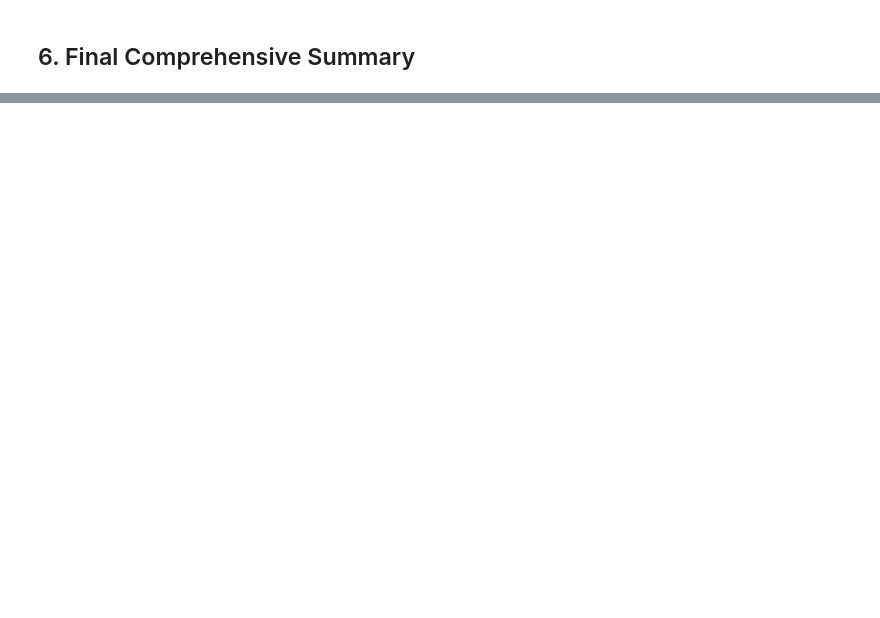
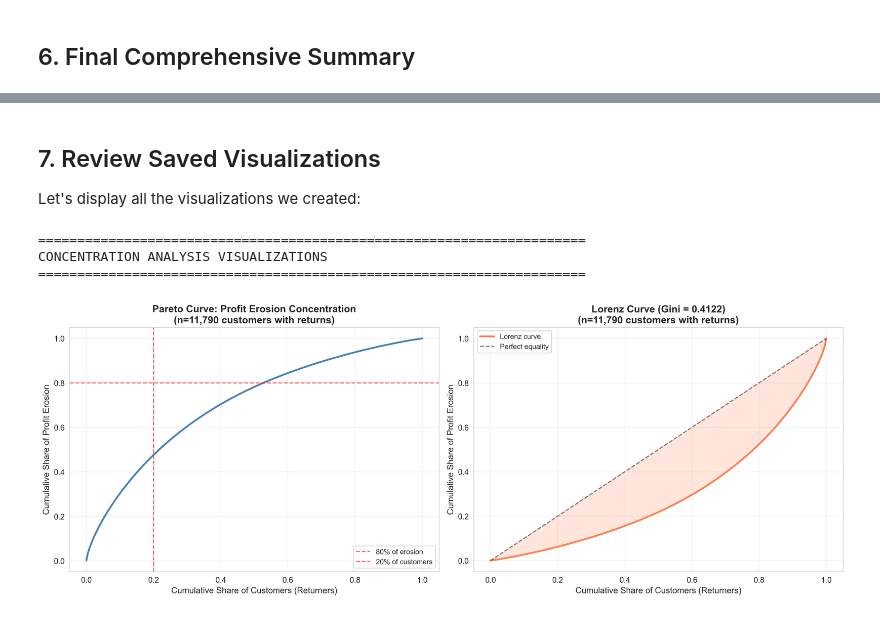
Before and after one commit to kojounfc/unfc-capstone-project-1, a Jupyter notebook: notebooks/rq2_analysis.ipynb, the cells around one changed output, grey strips where cells are left out. Saved outputs shown, nothing was run; the diff lists cells and outputs as text; code cells hidden in the pictures; blank space fills up the shorter version.

```diff
--- a/notebooks/rq2_analysis.ipynb
+++ b/notebooks/rq2_analysis.ipynb
@@ -947,0 +1205,17 @@ print('\n' + '='*70)
+# %% [markdown]
+## 7. Review Saved Visualizations
+
+Let's display all the visualizations we created:
+# %%
+from IPython.display import Image, display
+
+# Display concentration curves
+print('\n' + '='*70)
+print('CONCENTRATION ANALYSIS VISUALIZATIONS')
+print('='*70)
+display(Image(filename=str(fig_dir / 'concentration_curves.png')))
+# %% [output]
+======================================================================
+CONCENTRATION ANALYSIS VISUALIZATIONS
+======================================================================
+[figure, added]
```
Also changed, not shown: parts of 26 cells of this notebook.
